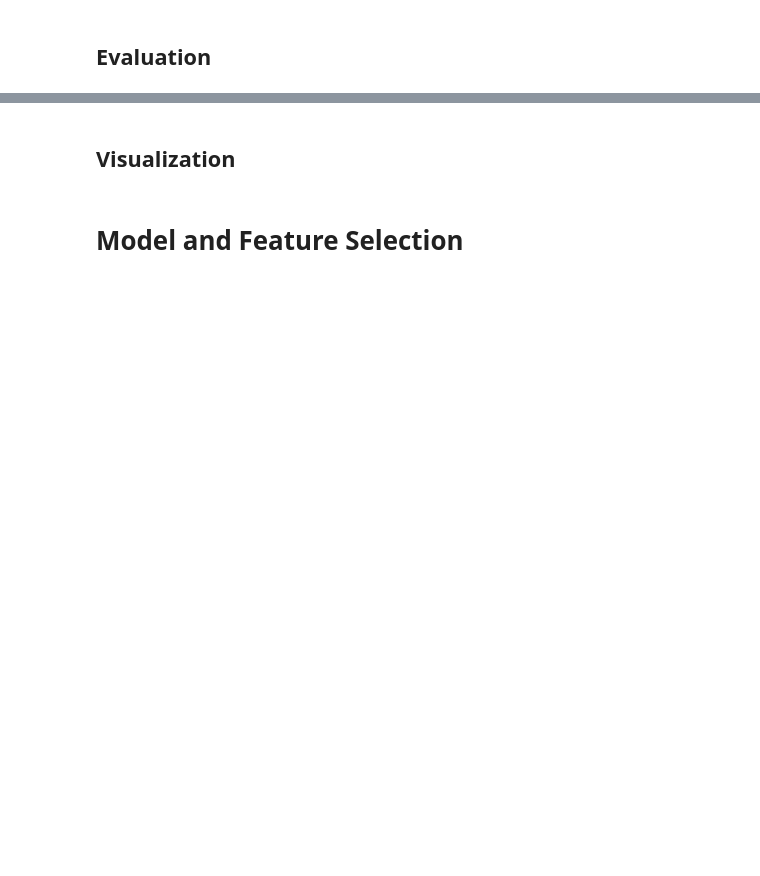
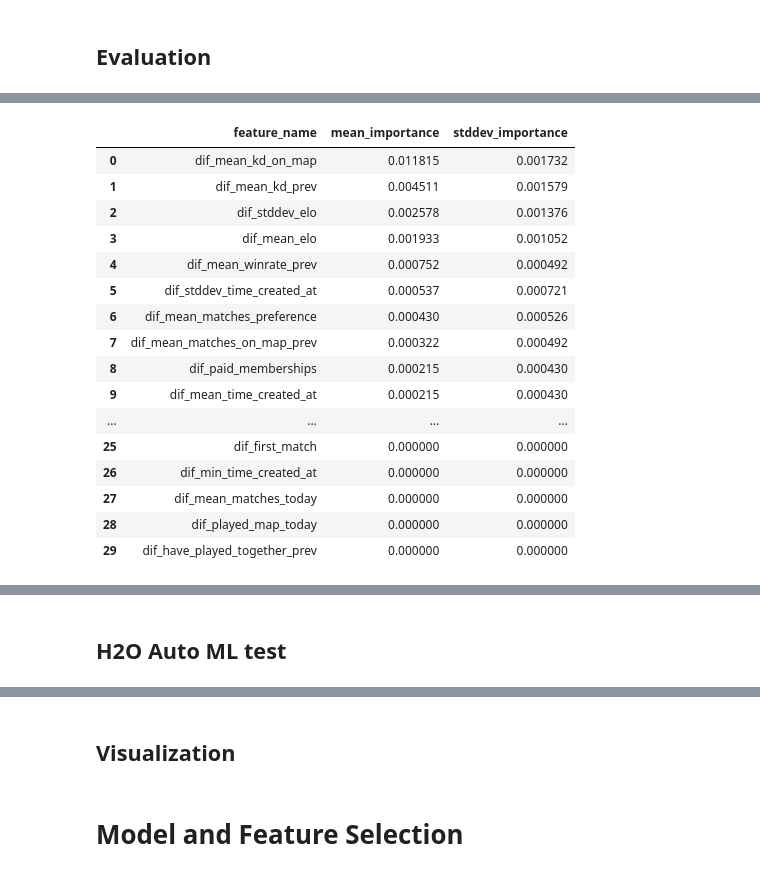
Before and after one commit to henriquebferreira/faceit-predictor-ML, a Jupyter notebook: faceit-predictor-framework.ipynb, the cells around one changed output, grey strips where cells are left out. Drawn from its saved outputs; the diff is of its cells as text; code cells hidden in the pictures; blank space fills up the shorter version.

```diff
--- a/faceit-predictor-framework.ipynb
+++ b/faceit-predictor-framework.ipynb
@@ -259,5 +398,10 @@ dataset.loc[:, 'missing_info'] = dataset.apply(lambda row: add_features.get_miss
 # %%
 def dif_elo_prob(row):
-    return get_elo_dif_prob(row['mean_elo_A'], row['mean_elo_B'], players_elo_distribution, elo_bins)
+    return get_elo_dif_prob(
+        row["mean_elo_A"], row["mean_elo_B"], players_elo_distribution, elo_bins
+    )
 
-dataset.loc[:,'dif_elo_prob'] = dataset.apply(lambda row: dif_elo_prob(row), axis=1).values
+
+dataset.loc[:, "dif_elo_prob"] = dataset.apply(
+    lambda row: dif_elo_prob(row), axis=1
+).values
@@ -264,6 +410,9 @@ dataset.loc[:,'dif_elo_prob'] = dataset.apply(lambda row: dif_elo_prob(row), axi
 # %%
 def convert_winner_to_numeric(row):
-    winner_numeric = 0 if row['score'] == 'faction1' else 1
+    winner_numeric = 0 if row["score"] == "faction1" else 1
     return winner_numeric
 
-dataset.loc[:, 'winner'] = dataset.apply(lambda row: convert_winner_to_numeric(row), axis=1).values
+
+dataset.loc[:, "winner"] = dataset.apply(
+    lambda row: convert_winner_to_numeric(row), axis=1
+).values
@@ -348,7 +520,6 @@ Show graphs and stats here
 # %% [markdown]
 ## Model
 # %%
-X_train, X_test, y_train, y_test = train_test_split(data_features,
-                                                    data_label,
-                                                    test_size=0.3,
-                                                    random_state=42)
+X_train, X_test, y_train, y_test = train_test_split(
+    data_features, data_label, test_size=0.3, random_state=42
+)
@@ -386,15 +593,39 @@ ax.set_ylim(bottom + 0.5, top - 0.5)
 # %%
-permutation_info = permutation_importance(rf, X_train, y_train, n_repeats=10, random_state=0, n_jobs=-1)
+permutation_info = permutation_importance(
+    rf, X_train, y_train, n_repeats=10, random_state=0, n_jobs=-1
+)
 
-features_info = list(zip(X_train.columns,
-                         permutation_info['importances_mean'],
-                         permutation_info['importances_std']))
+features_info = list(
+    zip(
+        X_train.columns,
+        permutation_info["importances_mean"],
+        permutation_info["importances_std"],
+    )
+)
 
 # Sort by descending mean feature importance
 features_info = sorted(features_info, key=lambda feature: feature[1], reverse=True)
 
-features_imp_df = pd.DataFrame(features_info, columns =['Feature_Name',
-                                                        'Mean_Importance',
-                                                        'StdDev_Importance'])
+features_imp_df = pd.DataFrame(
+    features_info, columns=["feature_name", "mean_importance", "stddev_importance"]
+)
 
 features_imp_df.head(40)
+# %% [output]
+|  | feature_name | mean_importance | stddev_importance |
+| 0 | dif_mean_kd_on_map | 0.011815 | 0.001732 |
+| 1 | dif_mean_kd_prev | 0.004511 | 0.001579 |
+| 2 | dif_stddev_elo | 0.002578 | 0.001376 |
+| 3 | dif_mean_elo | 0.001933 | 0.001052 |
+| 4 | dif_mean_winrate_prev | 0.000752 | 0.000492 |
+| 5 | dif_stddev_time_created_at | 0.000537 | 0.000721 |
+| 6 | dif_mean_matches_preference | 0.000430 | 0.000526 |
+| 7 | dif_mean_matches_on_map_prev | 0.000322 | 0.000492 |
+| 8 | dif_paid_memberships | 0.000215 | 0.000430 |
+| 9 | dif_mean_time_created_at | 0.000215 | 0.000430 |
+| ... | ... | ... | ... |
+| 25 | dif_first_match | 0.000000 | 0.000000 |
+| 26 | dif_min_time_created_at | 0.000000 | 0.000000 |
+| 27 | dif_mean_matches_today | 0.000000 | 0.000000 |
+| 28 | dif_played_map_today | 0.000000 | 0.000000 |
+| 29 | dif_have_played_together_prev | 0.000000 | 0.000000 |
@@ -400,0 +633,2 @@ features_imp_df.head(40)
+# %% [markdown]
+## H2O Auto ML test
```
Also changed, not shown: parts of 71 cells of this notebook, 1 other file.
